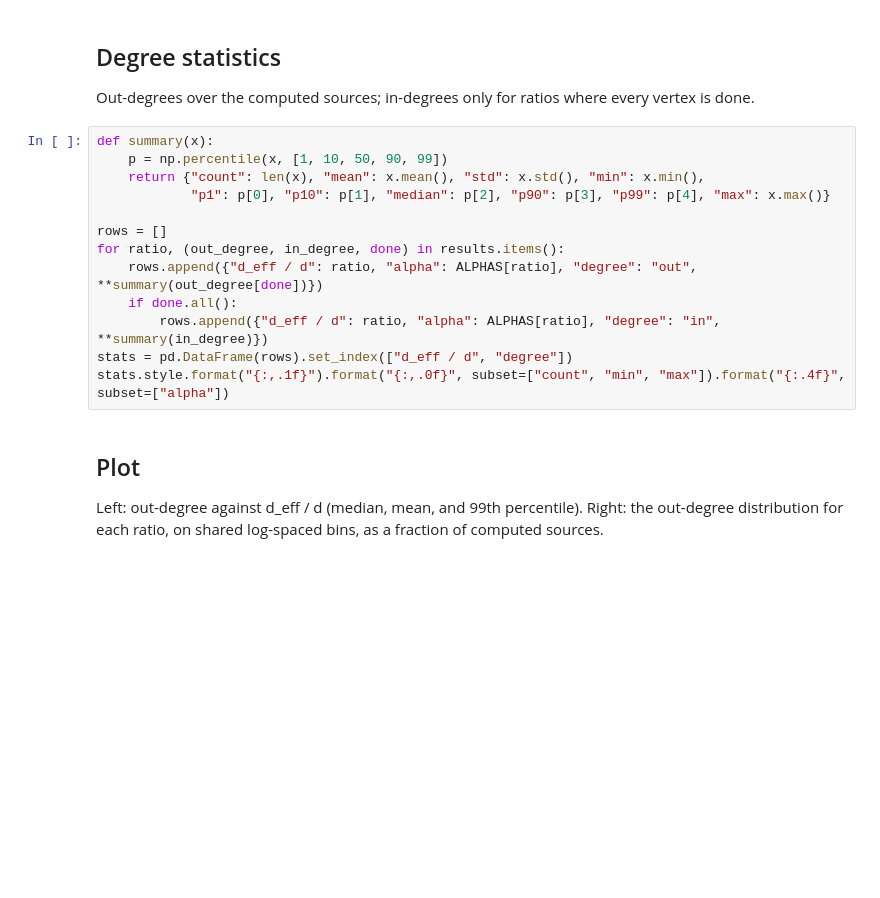
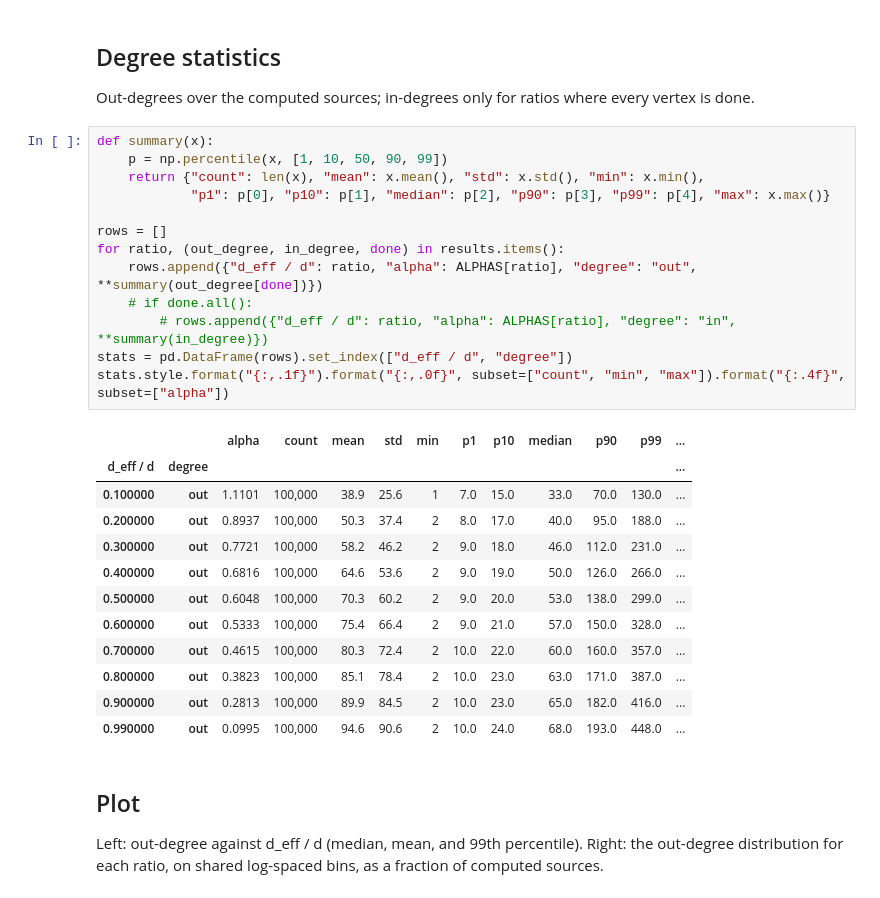
Before and after one commit to PratyushAvi/mutli-vector-search, a Jupyter notebook: src/gaussian_navigable_degrees.ipynb, the cells around one changed output. Saved outputs shown, nothing was run; the diff lists cells and outputs as text; blank space fills up the shorter version.

```diff
--- a/src/gaussian_navigable_degrees.ipynb
+++ b/src/gaussian_navigable_degrees.ipynb
@@ -193,16 +240,29 @@ Out-degrees over the computed sources; in-degrees only for ratios where every ve
 # %%
 def summary(x):
     p = np.percentile(x, [1, 10, 50, 90, 99])
     return {"count": len(x), "mean": x.mean(), "std": x.std(), "min": x.min(),
             "p1": p[0], "p10": p[1], "median": p[2], "p90": p[3], "p99": p[4], "max": x.max()}
 
 rows = []
 for ratio, (out_degree, in_degree, done) in results.items():
     rows.append({"d_eff / d": ratio, "alpha": ALPHAS[ratio], "degree": "out", **summary(out_degree[done])})
-    if done.all():
-        rows.append({"d_eff / d": ratio, "alpha": ALPHAS[ratio], "degree": "in", **summary(in_degree)})
+    # if done.all():
+        # rows.append({"d_eff / d": ratio, "alpha": ALPHAS[ratio], "degree": "in", **summary(in_degree)})
 stats = pd.DataFrame(rows).set_index(["d_eff / d", "degree"])
 stats.style.format("{:,.1f}").format("{:,.0f}", subset=["count", "min", "max"]).format("{:.4f}", subset=["alpha"])
+# %% [output]
+|  |  | alpha | count | mean | std | min | p1 | p10 | median | p90 | p99 | ... |
+| d_eff / d | degree |  |  |  |  |  |  |  |  |  |  | ... |
+| 0.100000 | out | 1.1101 | 100,000 | 38.9 | 25.6 | 1 | 7.0 | 15.0 | 33.0 | 70.0 | 130.0 | ... |
+| 0.200000 | out | 0.8937 | 100,000 | 50.3 | 37.4 | 2 | 8.0 | 17.0 | 40.0 | 95.0 | 188.0 | ... |
+| 0.300000 | out | 0.7721 | 100,000 | 58.2 | 46.2 | 2 | 9.0 | 18.0 | 46.0 | 112.0 | 231.0 | ... |
+| 0.400000 | out | 0.6816 | 100,000 | 64.6 | 53.6 | 2 | 9.0 | 19.0 | 50.0 | 126.0 | 266.0 | ... |
+| 0.500000 | out | 0.6048 | 100,000 | 70.3 | 60.2 | 2 | 9.0 | 20.0 | 53.0 | 138.0 | 299.0 | ... |
+| 0.600000 | out | 0.5333 | 100,000 | 75.4 | 66.4 | 2 | 9.0 | 21.0 | 57.0 | 150.0 | 328.0 | ... |
+| 0.700000 | out | 0.4615 | 100,000 | 80.3 | 72.4 | 2 | 10.0 | 22.0 | 60.0 | 160.0 | 357.0 | ... |
+| 0.800000 | out | 0.3823 | 100,000 | 85.1 | 78.4 | 2 | 10.0 | 23.0 | 63.0 | 171.0 | 387.0 | ... |
+| 0.900000 | out | 0.2813 | 100,000 | 89.9 | 84.5 | 2 | 10.0 | 23.0 | 65.0 | 182.0 | 416.0 | ... |
+| 0.990000 | out | 0.0995 | 100,000 | 94.6 | 90.6 | 2 | 10.0 | 24.0 | 68.0 | 193.0 | 448.0 | ... |
 # %% [markdown]
 ## Plot
 
```
Also changed, not shown: parts of 7 cells of this notebook, 14 other files.
